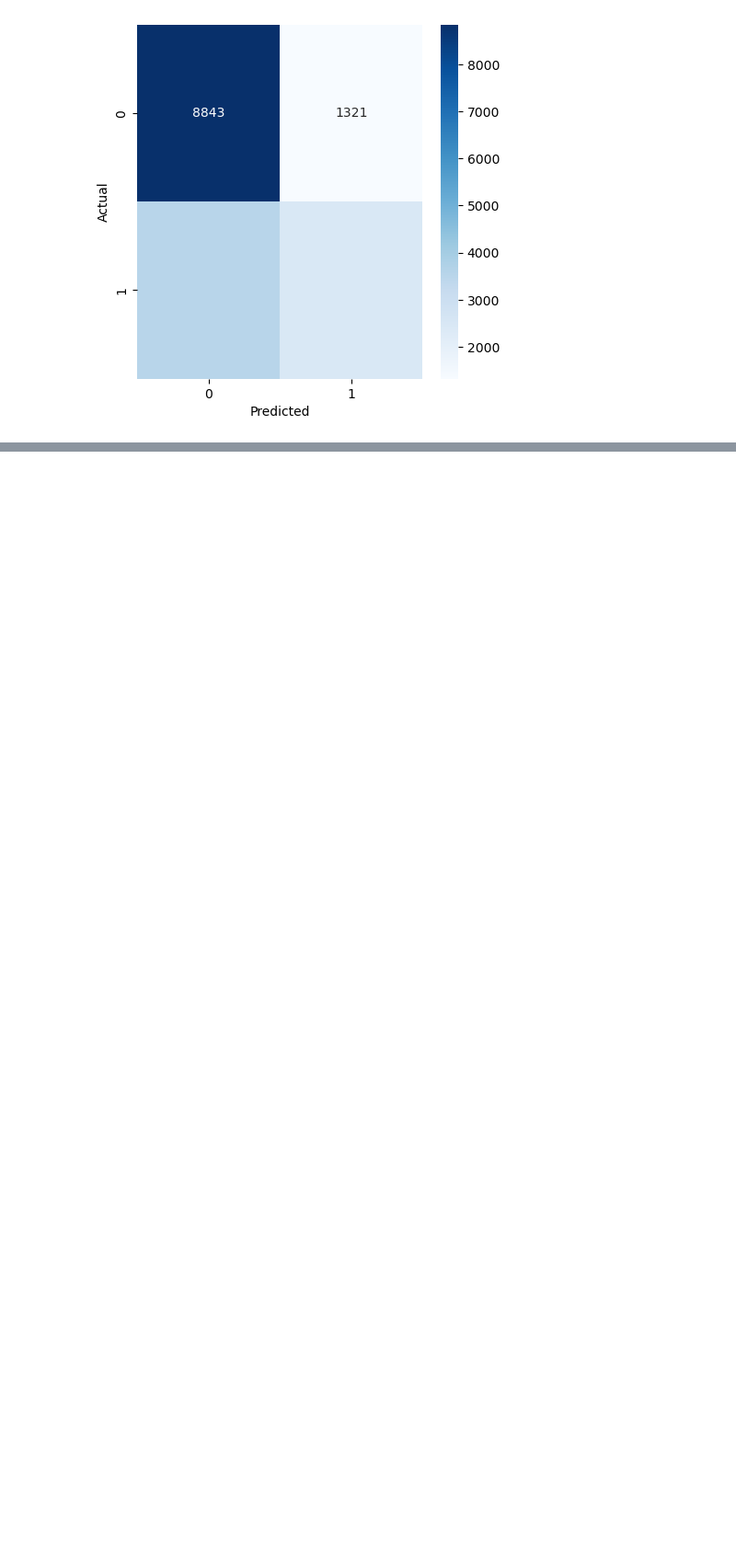
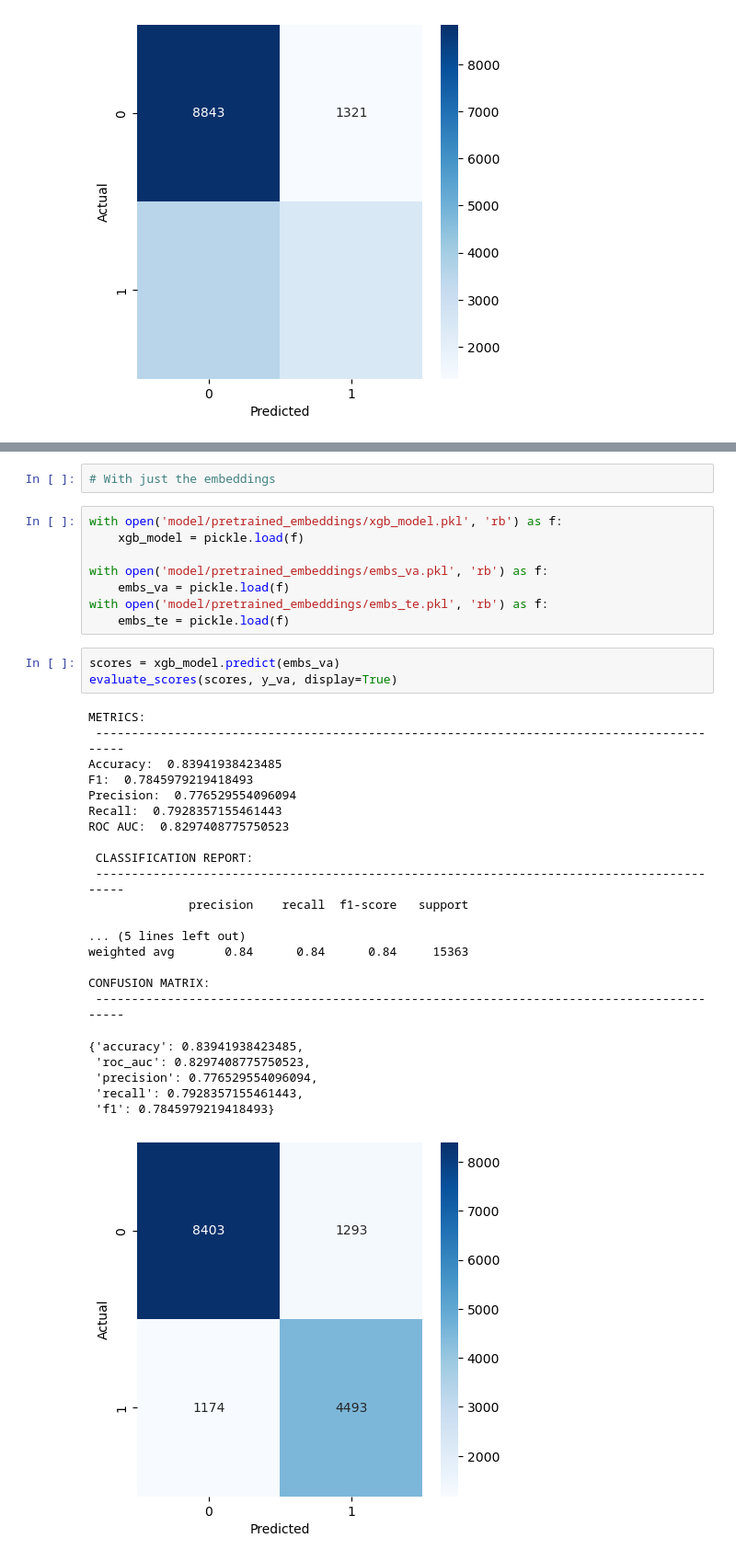
Before and after one commit to ClaudiaValverde/quora-challenge, a Jupyter notebook: reproduce_results.ipynb, the cells around one changed output, grey strips where cells are left out. Shown at 92% size. Cells and saved outputs as stored; diff of their text form; blank space fills up the shorter version.

```diff
--- a/reproduce_results.ipynb
+++ b/reproduce_results.ipynb
@@ -474,0 +552,37 @@ CONFUSION MATRIX:
+# %%
+# With just the embeddings
+# %%
+with open('model/pretrained_embeddings/xgb_model.pkl', 'rb') as f:
+    xgb_model = pickle.load(f)
+
+with open('model/pretrained_embeddings/embs_va.pkl', 'rb') as f:
+    embs_va = pickle.load(f)
+with open('model/pretrained_embeddings/embs_te.pkl', 'rb') as f:
+    embs_te = pickle.load(f)
+# %%
+scores = xgb_model.predict(embs_va)
+evaluate_scores(scores, y_va, display=True)
+# %% [output]
+METRICS:
+ ------------------------------------------------------------------------------------------
+Accuracy:  0.83941938423485
+F1:  0.7845979219418493
+Precision:  0.776529554096094
+Recall:  0.7928357155461443
+ROC AUC:  0.8297408775750523
+
+ CLASSIFICATION REPORT:
+ ------------------------------------------------------------------------------------------
+              precision    recall  f1-score   support
+
+... (5 lines left out)
+weighted avg       0.84      0.84      0.84     15363
+
+CONFUSION MATRIX:
+ ------------------------------------------------------------------------------------------
+{'accuracy': 0.83941938423485,
+ 'roc_auc': 0.8297408775750523,
+ 'precision': 0.776529554096094,
+ 'recall': 0.7928357155461443,
+ 'f1': 0.7845979219418493}
+[figure, added]
```
Also changed, not shown: parts of 14 cells of this notebook, 13 other files.
